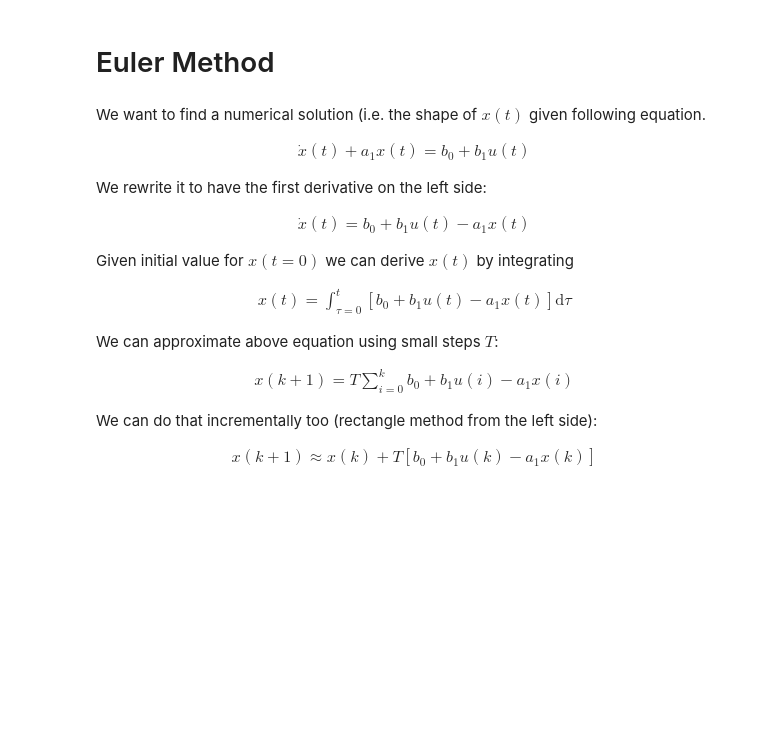
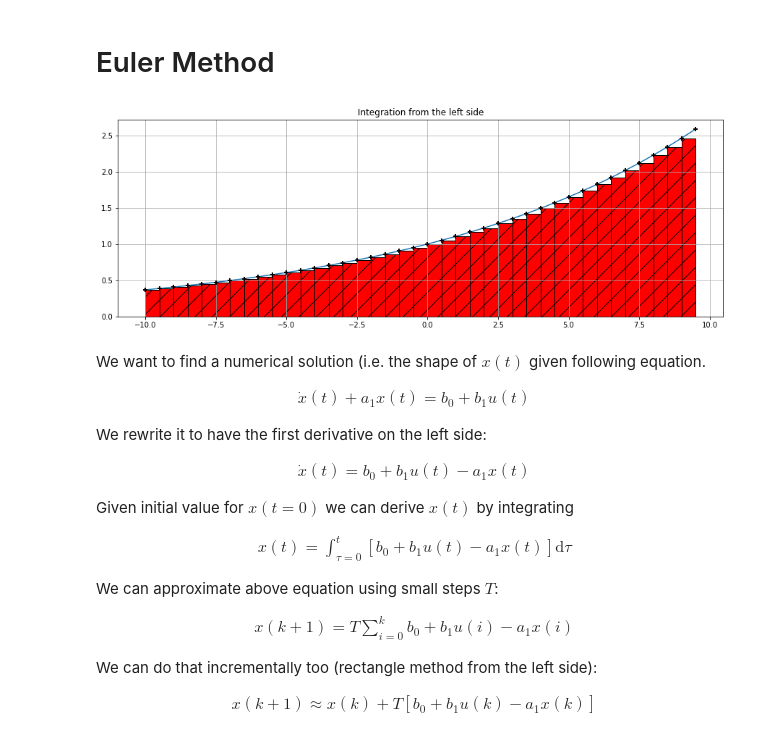
Before and after one commit to kopytjuk/control-theory, a Jupyter notebook: euler-method.ipynb, the cells around one changed output. Cells and saved outputs as stored; diff of their text form; code cells hidden in the pictures; blank space fills up the shorter version.

Commit message:
Add integral visualization

```diff
--- a/euler-method.ipynb
+++ b/euler-method.ipynb
@@ -3,6 +3,19 @@
 # %%
 import matplotlib.pyplot as plt
 import numpy as np
+# %%
+step = 0.5
+x = np.arange(-10, 10, step)
+y = np.exp(0.1*x)
+# %%
+plt.figure(figsize=(15, 5))
+plt.plot(x, y)
+plt.plot(x, y, "k+", markeredgewidth=2)
+plt.bar(x[:-1], y[:-1], width=step, align="edge", color='red', edgecolor='black', hatch="/")
+plt.title("Integration from the left side")
+plt.grid()
+# %% [output]
+[figure, added]
 # %% [markdown]
 We want to find a numerical solution (i.e. the shape of $x(t)$ given following equation.
 
```
